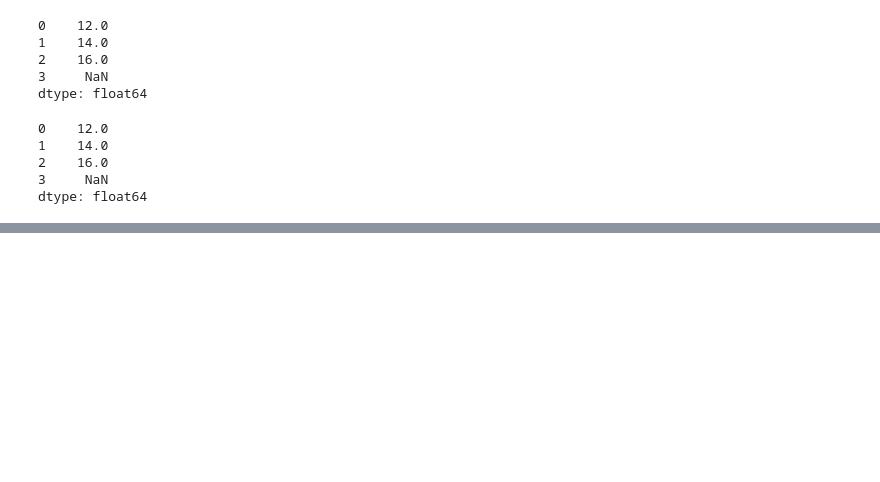
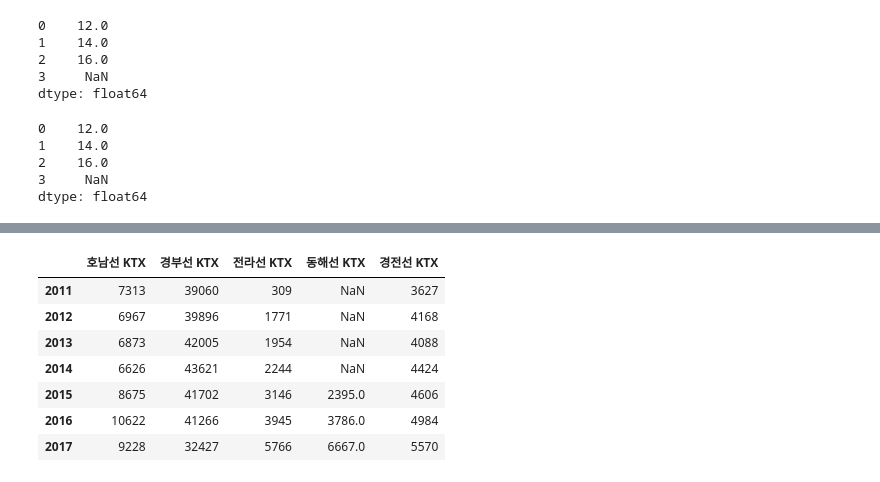
Before and after one commit to tghjkl777/2020_python_-, a Jupyter notebook: 2020_python/Practice_python_200727_pandas_연습.ipynb, the cells around one changed output, grey strips where cells are left out. Saved outputs shown, nothing was run; the diff lists cells and outputs as text; code cells hidden in the pictures; blank space fills up the shorter version.

```diff
--- a/2020_python/Practice_python_200727_pandas_연습.ipynb
+++ b/2020_python/Practice_python_200727_pandas_연습.ipynb
@@ -263,0 +521,12 @@ table_data1={'A':[1,2,3,4,5]}
+# %%
+# 열 순서 바꾸기
+df_KTX[['호남선 KTX','경부선 KTX','전라선 KTX','동해선 KTX','경전선 KTX']]  # 대괄호 해주어야 한다.
+# %% [output]
+|  | 호남선 KTX | 경부선 KTX | 전라선 KTX | 동해선 KTX | 경전선 KTX |
+| 2011 | 7313 | 39060 | 309 | NaN | 3627 |
+| 2012 | 6967 | 39896 | 1771 | NaN | 4168 |
+| 2013 | 6873 | 42005 | 1954 | NaN | 4088 |
+| 2014 | 6626 | 43621 | 2244 | NaN | 4424 |
+| 2015 | 8675 | 41702 | 3146 | 2395.0 | 4606 |
+| 2016 | 10622 | 41266 | 3945 | 3786.0 | 4984 |
+| 2017 | 9228 | 32427 | 5766 | 6667.0 | 5570 |
```
Also changed, not shown: parts of 57 cells of this notebook, 16 other files.
